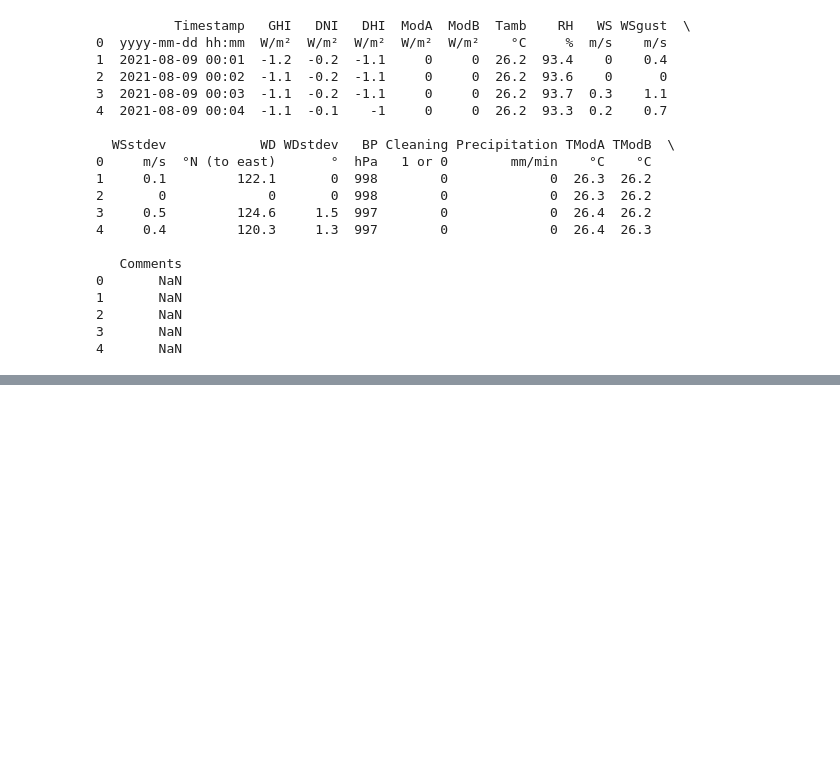
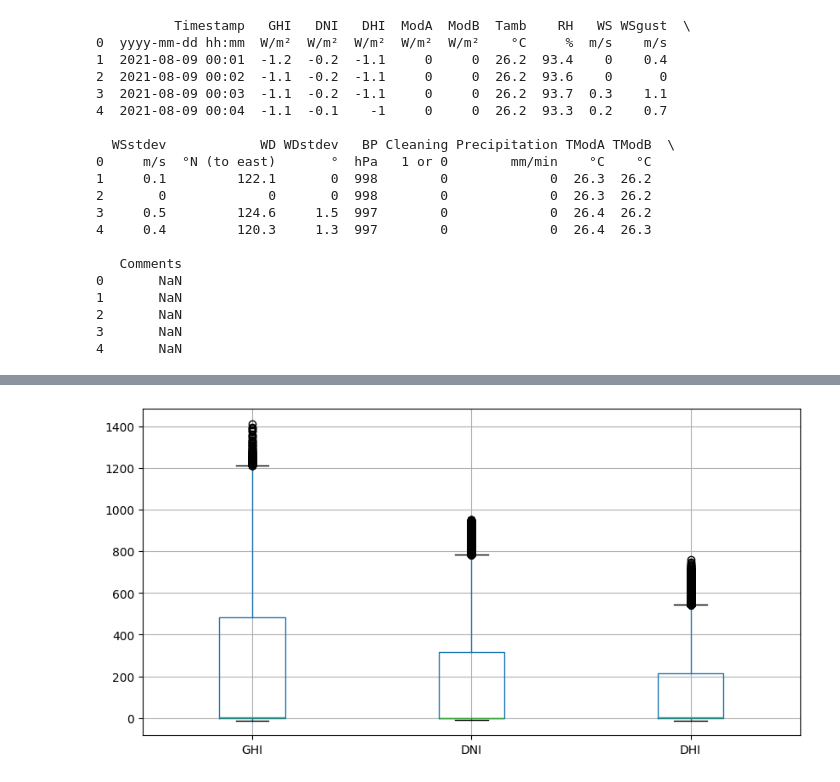
Before and after one commit to obig20/10Academy, a Jupyter notebook: notebooks/ass/ass.ipynb, the cells around one changed output, grey strips where cells are left out. Cells and saved outputs as stored; diff of their text form; code cells hidden in the pictures; blank space fills up the shorter version.

```diff
--- a/notebooks/ass/ass.ipynb
+++ b/notebooks/ass/ass.ipynb
@@ -167,0 +70,5 @@ plt.show()
+# %%
+data.boxplot(column=['GHI', 'DNI', 'DHI'], figsize=(10, 5))
+plt.show()
+# %% [output]
+[figure, added]
```
Also changed, not shown: parts of 20 cells of this notebook, 1 other file.
